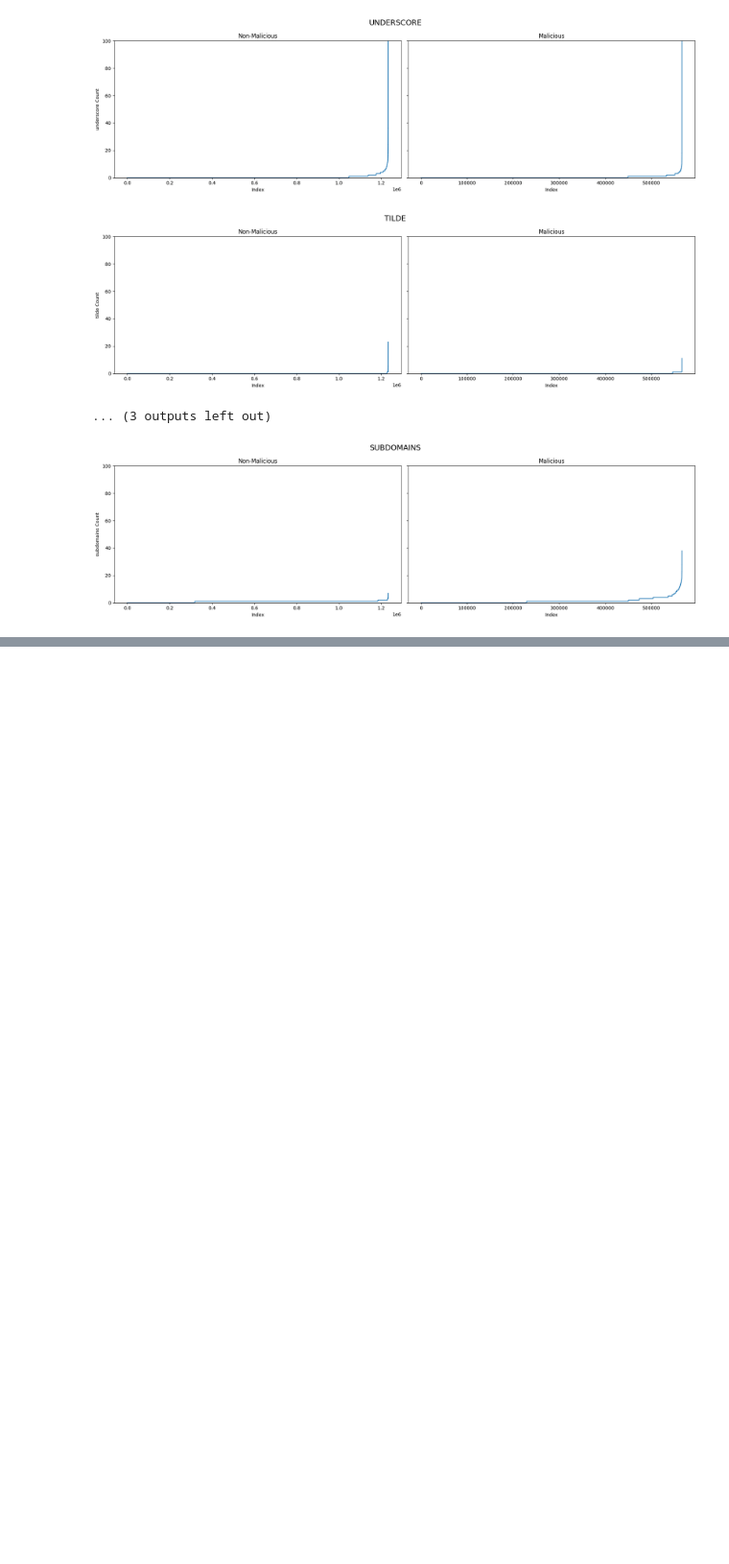
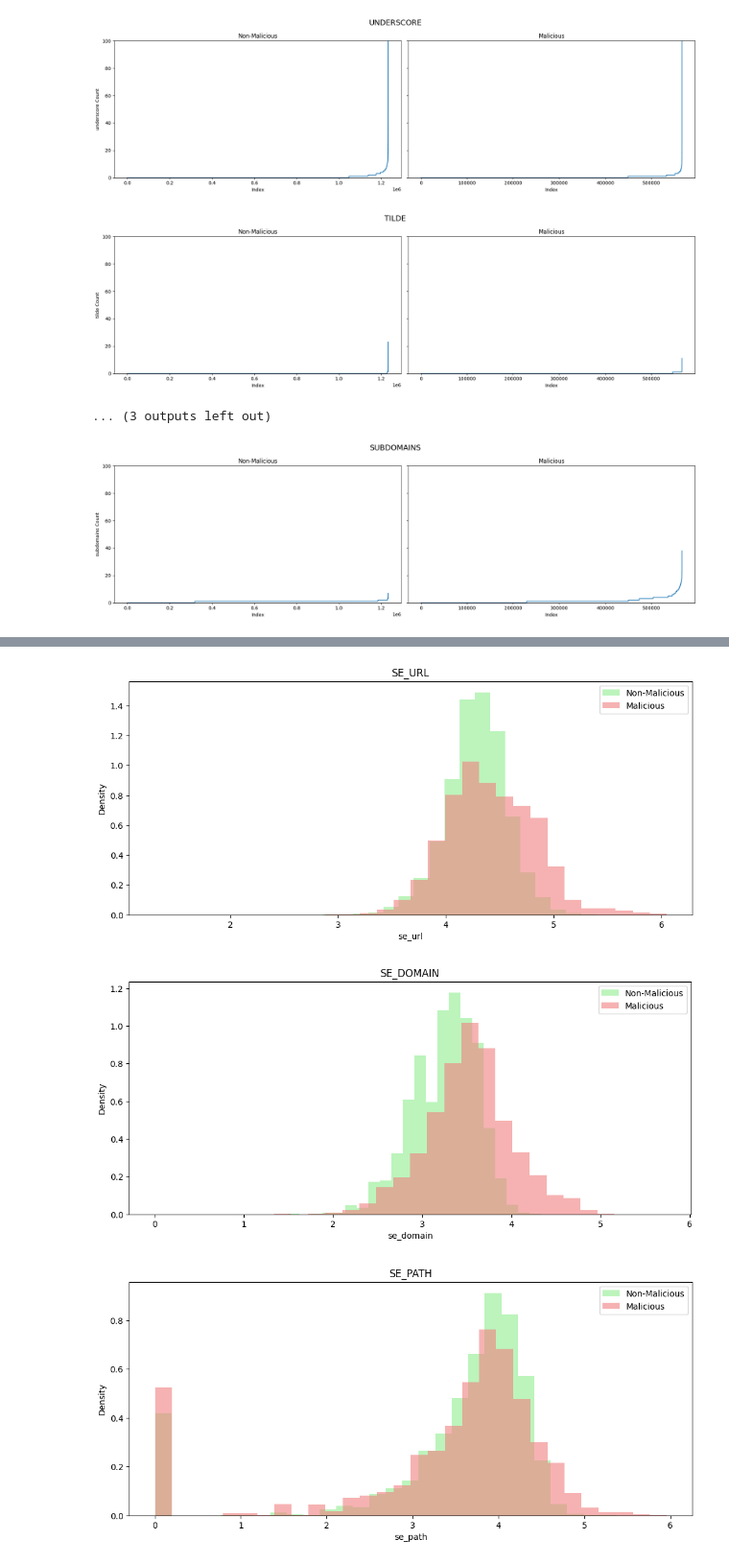
Before and after one commit to Pirate-Programmer/urlying, a Jupyter notebook: ipynbs/eda/urls_19_to_36.ipynb, the cells around one changed output, grey strips where cells are left out. Shown at 96% size. Saved outputs shown, nothing was run; the diff lists cells and outputs as text; code cells hidden in the pictures; blank space fills up the shorter version.

```diff
--- a/ipynbs/eda/urls_19_to_36.ipynb
+++ b/ipynbs/eda/urls_19_to_36.ipynb
@@ -207,0 +224,20 @@ KeyError: 'i'
+# %%
+def histogram_plot(columns):
+    for col in columns:
+        plt.figure(figsize=(12, 5))
+
+        plt.hist(cf1[col], bins=30, alpha=0.6, label="Non-Malicious", color="lightgreen", density=True)
+        plt.hist(cf2[col], bins=30, alpha=0.6, label="Malicious", color="lightcoral", density=True)
+
+        plt.title(f"{col.upper()}")
+        plt.xlabel(col)
+        plt.ylabel("Density")
+        plt.legend()
+        plt.show()
+# %%
+column_list = ['se_url', 'se_domain', 'se_path', 'se_query', 'se_fragment', 'cte_domain']
+histogram_plot(column_list)
+# %% [output]
+[figure, added]
+[figure, added]
+[figure, added]
```
Also changed, not shown: parts of 9 cells of this notebook, 2 other files.
